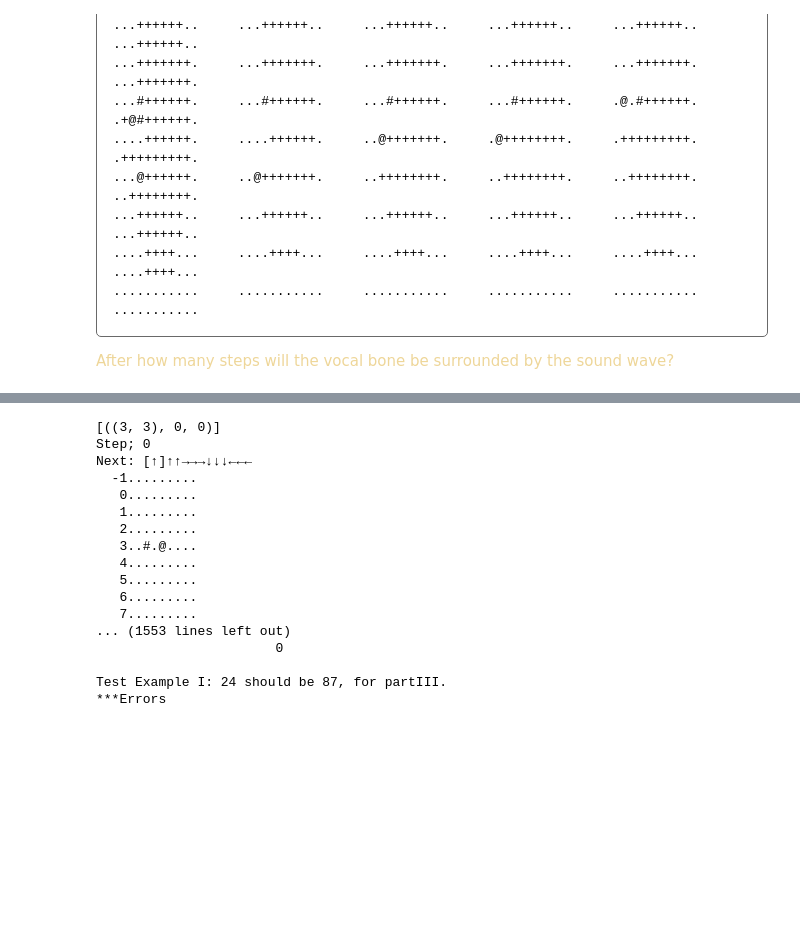
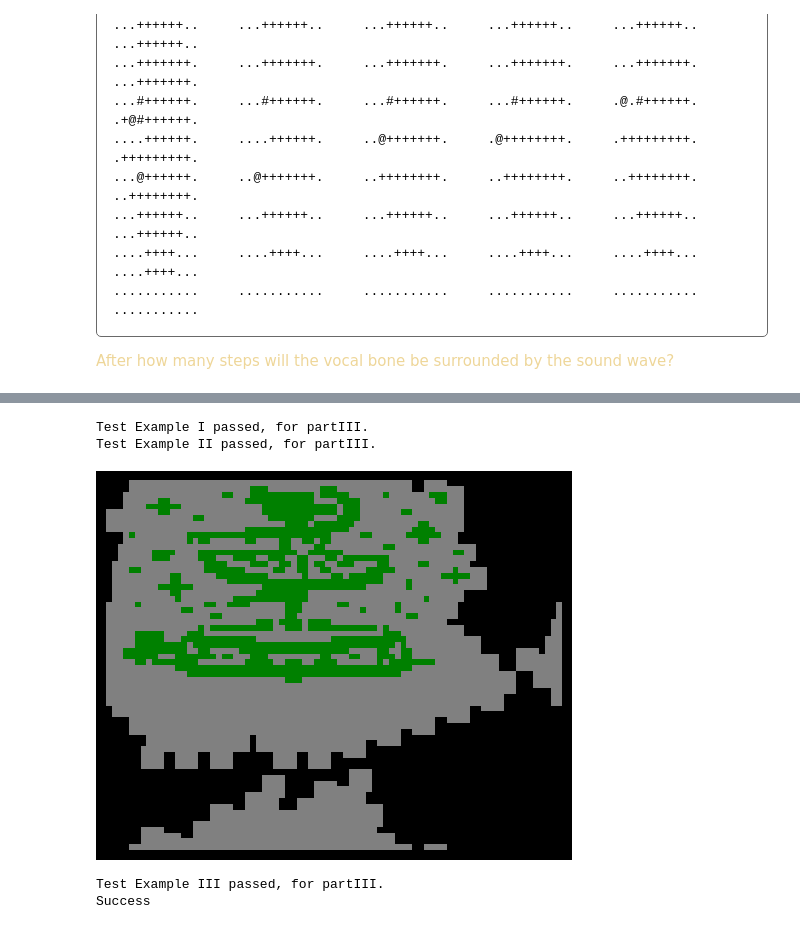
Before and after one commit to JanBergsma/everybody_codes, a Jupyter notebook: Melody Made of Code [ No. 3 ]/quest2.ipynb, the cells around one changed output, grey strips where cells are left out. Drawn from its saved outputs; the diff is of its cells as text; code cells hidden in the pictures; blank space fills up the shorter version.

```diff
--- a/Melody Made of Code [ No. 3 ]/quest2.ipynb
+++ b/Melody Made of Code [ No. 3 ]/quest2.ipynb
@@ -683,7 +736,6 @@ test_cases = [
             .......
             .......
          """,
-        'debug': True,
         'expected': 87,
     },
     {
@@ -741,53 +793,43 @@ test_cases = [
             ............#########################################...........
             ..............#####################################.............
             ...............................###..............................
             ................................................................
          """,
+        # 'debug': True,
+        'display_last': True,
         'expected': 1539,
     },
     # cSpell:enable
 ]
 
 
 class SoundTemplateIII(SoundTemplateII):
     POSSIBLE_STEPS = (
         (-1, 0),
         (-1, 0),
         (-1, 0),
         (0, 1),
         (0, 1),
         (0, 1),
         (1, 0),
         (1, 0),
         (1, 0),
         (0, -1),
         (0, -1),
         (0, -1),
     )
 
 
-@test(tests=test_cases[:1])
-def partIII(notes: str, debug: bool = False) -> int:
+@test(tests=test_cases[:])
+def partIII(notes: str, display_last: bool = False, debug: bool = False) -> int:
     st = SoundTemplateIII(notes)
-    return st.steps_sound_surrounded_vocal_bones(debug)
+    return st.steps_sound_surrounded_vocal_bones(display_last, debug)
 # %% [output]
-[((3, 3), 0, 0)]
-Step; 0
-Next: [↑]↑↑→→→↓↓↓←←←
-  -1.........
-   0.........
-   1.........
-   2.........
-   3..#.@....
-   4.........
-   5.........
-   6.........
-   7.........
-... (1553 lines left out)
-                       0
-
-Test Example I: 24 should be 87, for partIII.
-***Errors
+Test Example I passed, for partIII.
+Test Example II passed, for partIII.
+[figure, added]
+Test Example III passed, for partIII.
+Success
 # %%
 with open('./inputs/everybody_codes_e3_q02_p3.txt') as f:
     notes3 = f.read()
```
Also changed, not shown: parts of 5 cells of this notebook, 3 other files.
